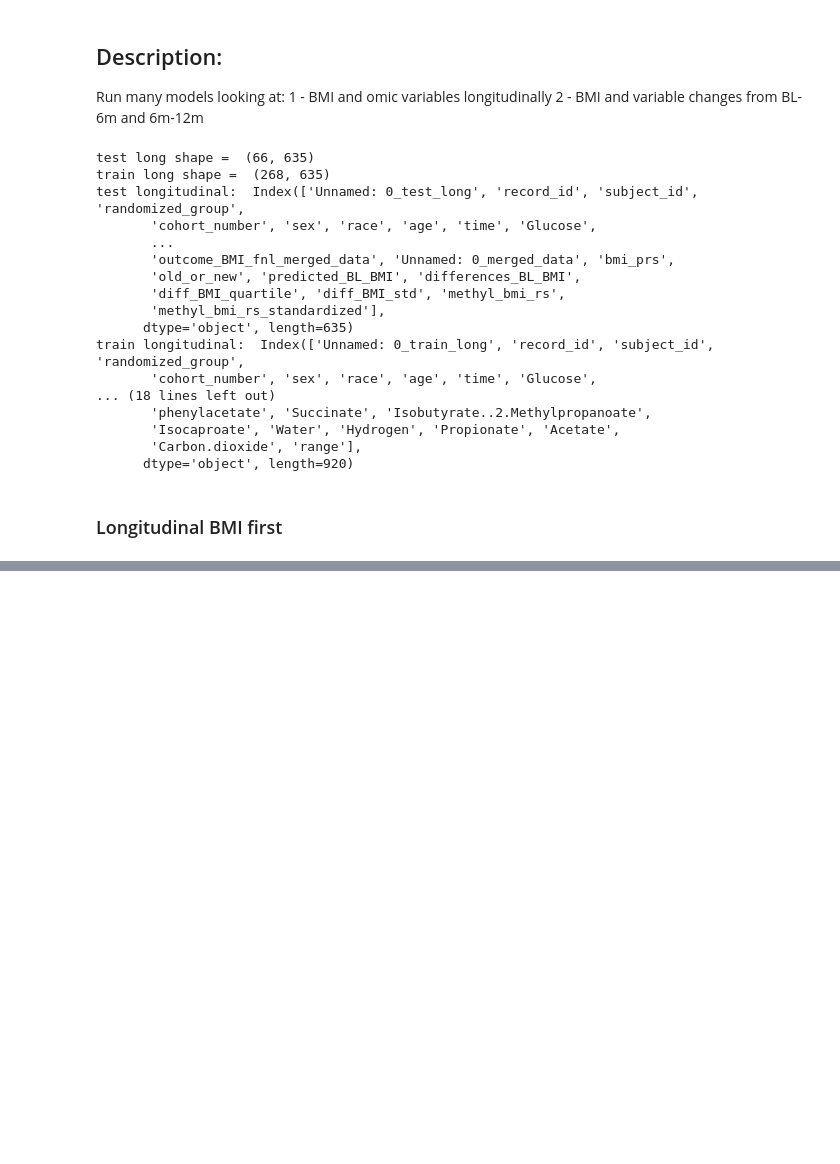
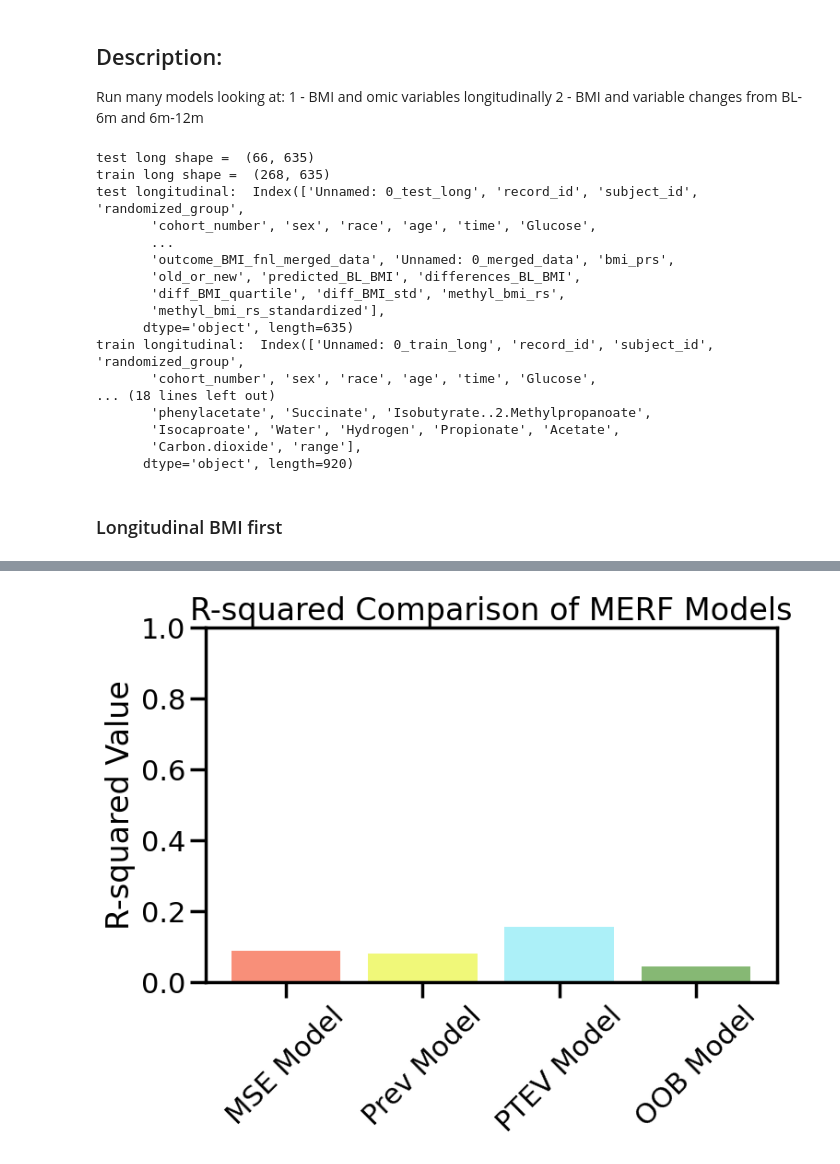
Before and after one commit to emilynyeo/multiomic_drift, a Jupyter notebook: play_scripts/2.models/merf_python/tuned_models/8.1.all_omic_bmi_modelplots.ipynb, the cells around one changed output, grey strips where cells are left out. Drawn from its saved outputs; the diff is of its cells as text; code cells hidden in the pictures; blank space fills up the shorter version.

Commit message:
got model r2 plots to work at last

```diff
--- a/play_scripts/2.models/merf_python/tuned_models/8.1.all_omic_bmi_modelplots.ipynb
+++ b/play_scripts/2.models/merf_python/tuned_models/8.1.all_omic_bmi_modelplots.ipynb
@@ -118,11 +114,19 @@ Column number for 'Carbon.dioxide':  102
 # %%
+# Find the column numbers for "proton" and "Carbon.dioxide" in train_set
+proton_column = train_long.columns.get_loc("proton")
+carbon_dioxide_column = train_long.columns.get_loc("Carbon.dioxide")
+proton_column_test = test_long.columns.get_loc("proton")
+carbon_dioxide_column_test = test_long.columns.get_loc("Carbon.dioxide")
+
 # Columns to KEEP for only meta
-meta_keep = ['all_samples','outcome_BMI_fnl_train_long', 'randomized_group', 'cohort_number', 'sex', 'race', 'age', 'Glucose', 'HDL_Total_Direct_lipid', 'HOMA_IR', 'Insulin_endo', 'LDL_Calculated', 'Triglyceride_lipid']
+meta_keep = ['all_samples','outcome_bmi_fnl', 'randomized_group', 'cohort_number', 'sex', 'race', 'age', 'Glucose', 'HDL_Total_Direct_lipid', 'HOMA_IR', 'Insulin_endo', 'LDL_Calculated', 'Triglyceride_lipid']
 # Columns to KEEP for only meta + GRS
-meta_grs = ['all_samples','outcome_BMI_fnl_train_long', 'randomized_group', 'cohort_number', 'sex', 'race', 'age', 'Glucose', 'HDL_Total_Direct_lipid', 'HOMA_IR', 'Insulin_endo', 'LDL_Calculated', 'Triglyceride_lipid', 'bmi_prs']
+meta_grs = ['all_samples','outcome_bmi_fnl', 'randomized_group', 'cohort_number', 'sex', 'race', 'age', 'Glucose', 'HDL_Total_Direct_lipid', 'HOMA_IR', 'Insulin_endo', 'LDL_Calculated', 'Triglyceride_lipid', 'bmi_prs']
 # Columns to KEEP for only meta + GRS + taxa
-meta_grs_taxa = meta_grs + [col for col in train_set.columns if col.startswith("g__")]
+meta_grs_taxa = meta_grs + [col for col in train_long.columns if col.startswith("g__")]
+meta_grs_taxa_test = meta_grs + [col for col in test_long.columns if col.startswith("g__")]
 # Columns to KEEP for only meta + GRS + taxa + pathway/functional
-meta_grs_taxa_functional = meta_grs_taxa + [col for col in train_set.columns if col not in train_set.columns[proton_column:carbon_dioxide_column+1]]
+meta_grs_taxa_functional = meta_grs_taxa + [col for col in train_long.columns if col not in train_long.columns[proton_column:carbon_dioxide_column+1]]
+meta_grs_taxa_functional_test = meta_grs_taxa + [col for col in test_long.columns if col not in test_long.columns[proton_column_test:carbon_dioxide_column_test+1]]
 # Columns to DROP for only GRS + taxa + pathway/functional + micom (no meta)
 all_but_meta = ['randomized_group', 'cohort_number', 'sex', 'race', 'age', 'Glucose', 'HDL_Total_Direct_lipid', 'HOMA_IR', 'Insulin_endo', 'LDL_Calculated', 'Triglyceride_lipid']
@@ -130,0 +144,50 @@ all_but_meta = ['randomized_group', 'cohort_number', 'sex', 'race', 'age', 'Gluc
+# %%
+train_l = train_long[meta_keep]
+test_l = test_long[meta_keep]
+output_dir = "/Users/emily/projects/research/Stanislawski/comps/mutli-omic-predictions/play_scripts/2.models/merf_python/merf_plots/long_combined"
+r2_out = 'r2_only_meta_merf_bmi_long_feb6_all.png'
+feature_imp_out = 'fi_only_meta_merf_bmi_long_feb6_all.png'
+
+print("---------- Select predictors for training set ----------")
+train_set = train_l
+X = train_set.drop(['outcome_bmi_fnl', 'all_samples'], axis=1)
+Y = train_set['outcome_bmi_fnl'].to_numpy()
+clusters_train = train_set['all_samples'].to_numpy()
+Z = np.ones((train_set.shape[0], 1))
+
+print("---------- Select predictors for test set ----------")
+test_set = test_l
+X_new = test_set.drop(['outcome_bmi_fnl', 'all_samples'], axis=1)[X.columns].astype(X.dtypes)
+Y_new = test_set['outcome_bmi_fnl'].to_numpy()
+clusters_new = pd.Series(test_set['all_samples'])
+Z_new = np.ones((len(X_new), 1))
+
+print("---------- Run MERF models ----------")
+#run_merf_analysis(X, Y, Z, clusters_train,
+#                  X_new, Y_new, Z_new, clusters_new,
+#                  meta_df, output_dir, r2_out, feature_imp_out)
+
+r2_run1, fi_run1 = run_merf_analysis2(X, Y, Z, clusters_train,
+                             X_new, Y_new, Z_new, clusters_new,
+                             long_df, output_dir, r2_out, feature_imp_out)
+
+print("---------- Run best MERF 🧮 ----------")# Define the parameter grid list
+# param_grid_list = [
+#     {'n_estimators': 500, 'max_depth': None,
+#      'min_samples_split': 0.05, 'max_iter': 2}
+# ]
+# # Call the run_merf function with the required parameters
+# only_meta = run_merf(X, Y, Z, clusters_train,
+#                      X_new, Y_new, Z_new, clusters_new,
+#                      param_grid_list, results_name="only_meta_results")
+# # View the "only_meta" output
+# print("Viewing the 'only_meta' output:")
+# for result in only_meta:
+#     print(f"Model Parameters: {result['params']}")
+#     print(f"R-squared: {result['r2']:.4f}")
+#     print("Feature Importances:")
+#     for feature, importance in zip(X.columns, result['feature_importances']):
+#         print(f"{feature}: {importance:.4f}")
+#     print("\n")
+# # End of Selection
+# %% [output]
@@ -130,0 +227 @@ all_but_meta = ['randomized_group', 'cohort_number', 'sex', 'race', 'age', 'Gluc
+[figure, added]
```
Also changed, not shown: parts of 44 cells of this notebook, 1 other file.
